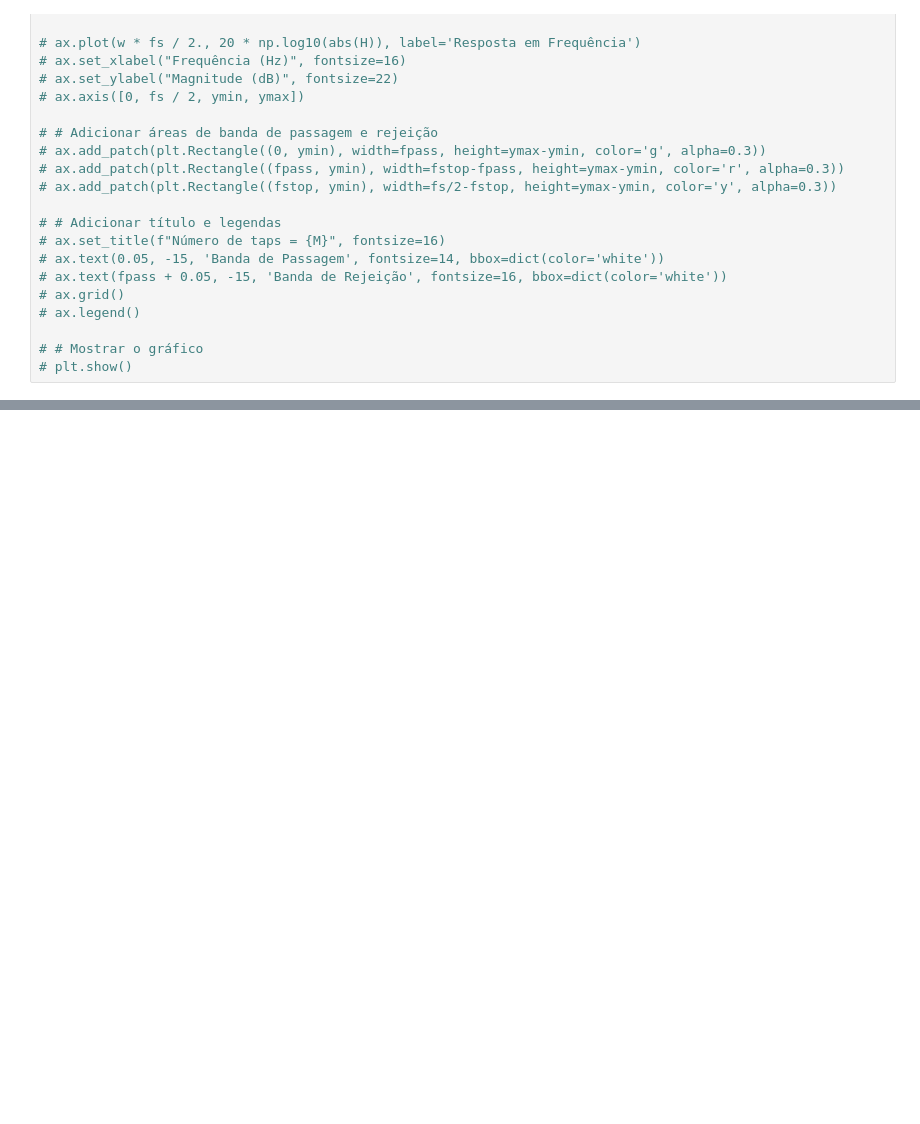
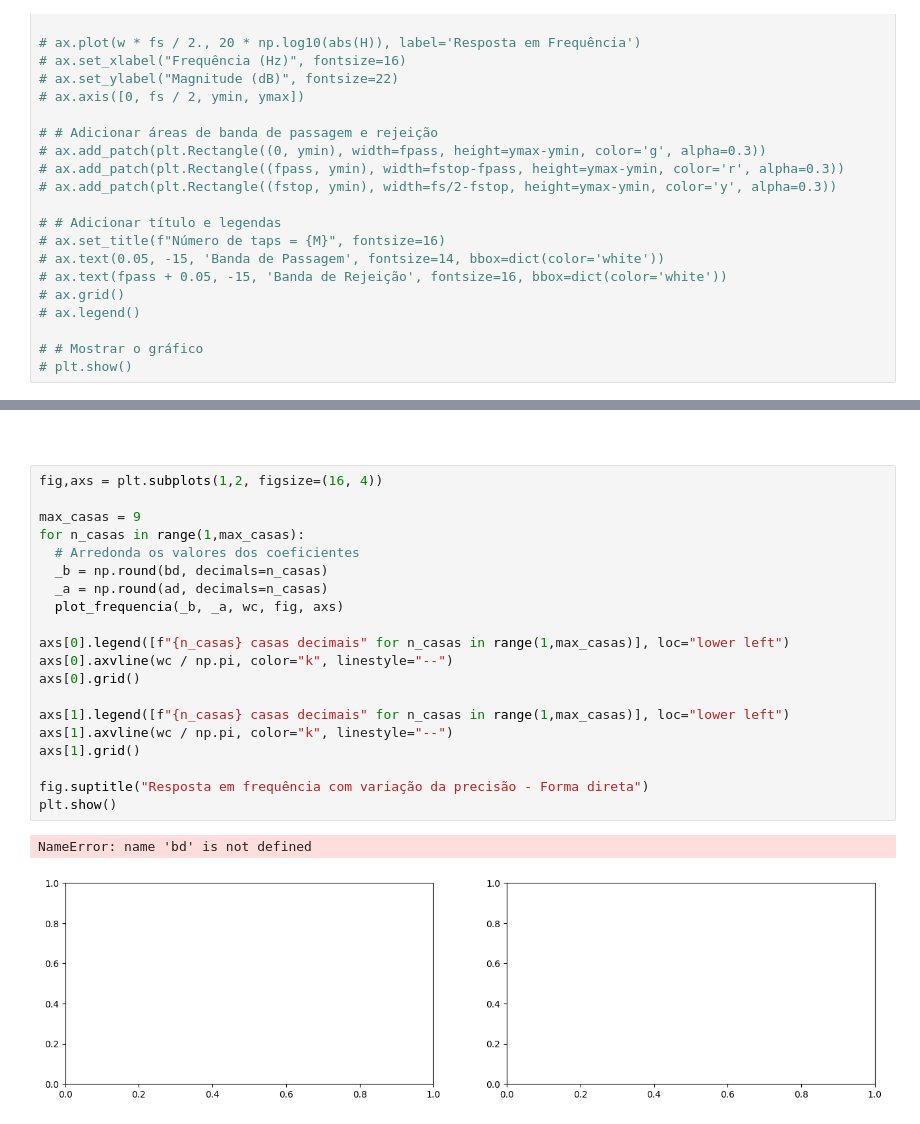
Before and after one commit to IvonLuiz/FIR_Filter_WindowMethod, a Jupyter notebook: notebook/FIR.ipynb, the cells around one changed output, grey strips where cells are left out. Drawn from its saved outputs; the diff is of its cells as text; blank space fills up the shorter version.

```diff
--- a/notebook/FIR.ipynb
+++ b/notebook/FIR.ipynb
@@ -263,0 +308,25 @@ Z
+# %% [markdown]
+##
+# %%
+fig,axs = plt.subplots(1,2, figsize=(16, 4))
+
+max_casas = 9
+for n_casas in range(1,max_casas):
+  # Arredonda os valores dos coeficientes
+  _b = np.round(bd, decimals=n_casas)
+  _a = np.round(ad, decimals=n_casas)
+  plot_frequencia(_b, _a, wc, fig, axs)
+
+axs[0].legend([f"{n_casas} casas decimais" for n_casas in range(1,max_casas)], loc="lower left")
+axs[0].axvline(wc / np.pi, color="k", linestyle="--")
+axs[0].grid()
+
+axs[1].legend([f"{n_casas} casas decimais" for n_casas in range(1,max_casas)], loc="lower left")
+axs[1].axvline(wc / np.pi, color="k", linestyle="--")
+axs[1].grid()
+
+fig.suptitle("Resposta em frequência com variação da precisão - Forma direta")
+plt.show()
+# %% [output]
+NameError: name 'bd' is not defined
+[figure, added]
```
Also changed, not shown: parts of 12 cells of this notebook, 1 other file.
